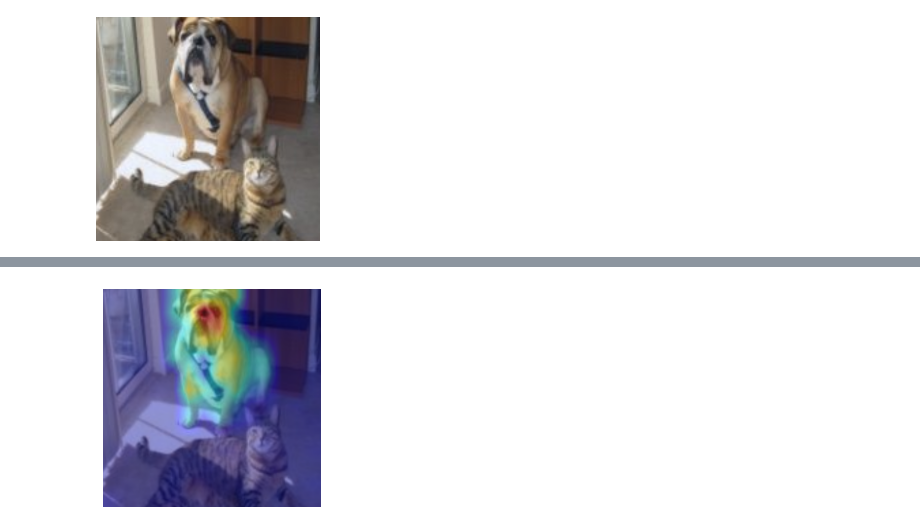
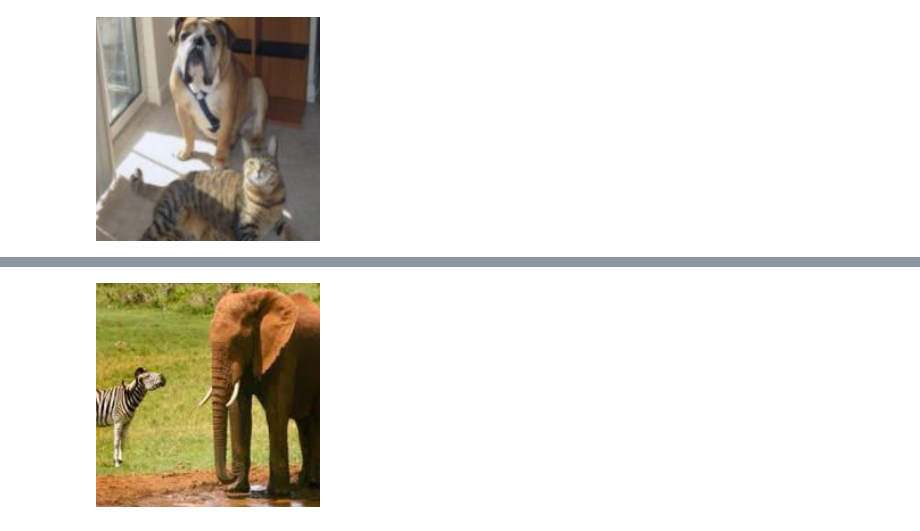
Before and after one commit to PaddlePaddle/InterpretDL, a Jupyter notebook: tutorials/ViT_explanations_tam.ipynb, the cells around one changed output, grey strips where cells are left out. Drawn from its saved outputs; the diff is of its cells as text; code cells hidden in the pictures.

```diff
--- a/tutorials/ViT_explanations_tam.ipynb
+++ b/tutorials/ViT_explanations_tam.ipynb
@@ -44,10 +41 @@ tensor.grad will return the tensor value of the gradient.
-# %%
-heatmap = tam.interpret(
-        img_path,
-        start_layer=4,
-        label=243,
-        visual=True,
-        save_path=None)
-# %% [output]
-[figure, removed]
 # %%
@@ -54,0 +45,6 @@ heatmap = tam.interpret(
+# %%
+img_path = 'samples/el1.png'
+x = Image.fromarray(read_image(img_path)[0])
+x
+# %% [output]
+[figure, added]
```
Also changed, not shown: parts of 6 cells of this notebook, 2 other files.
